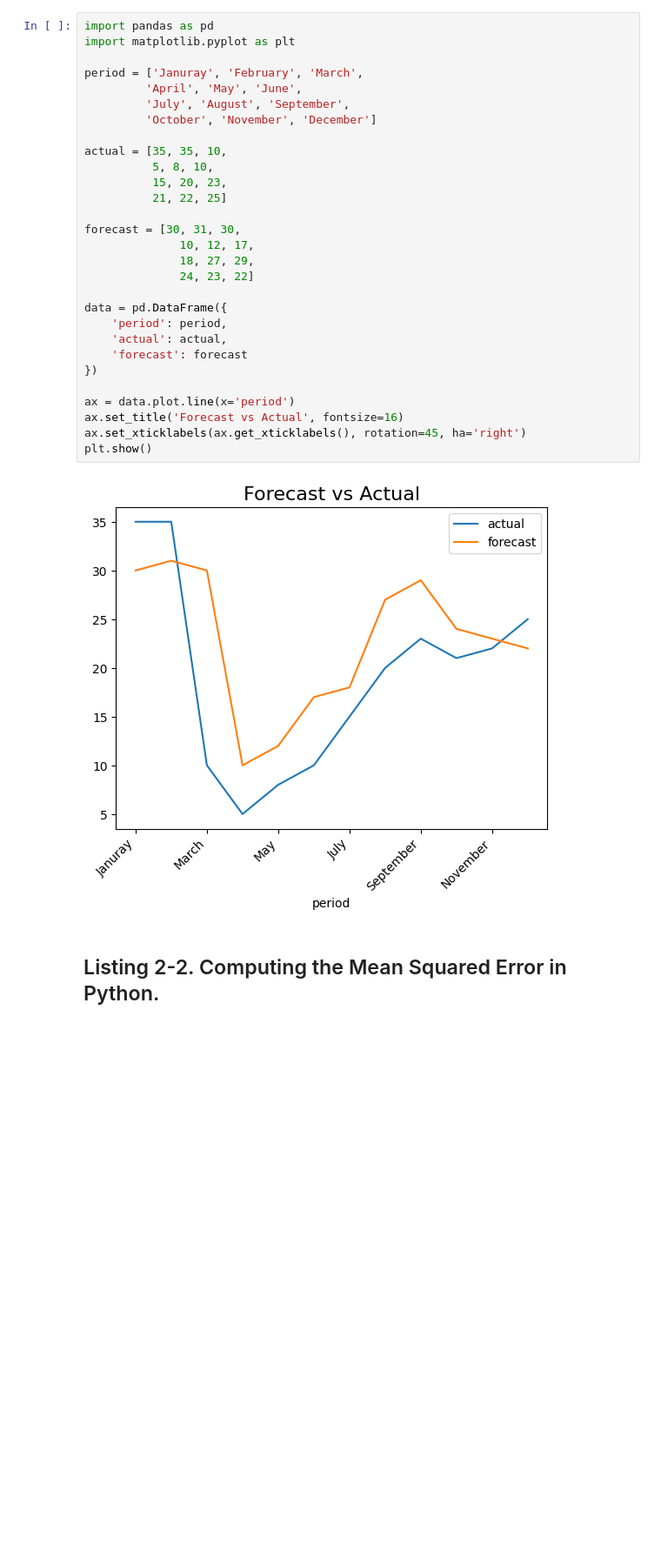
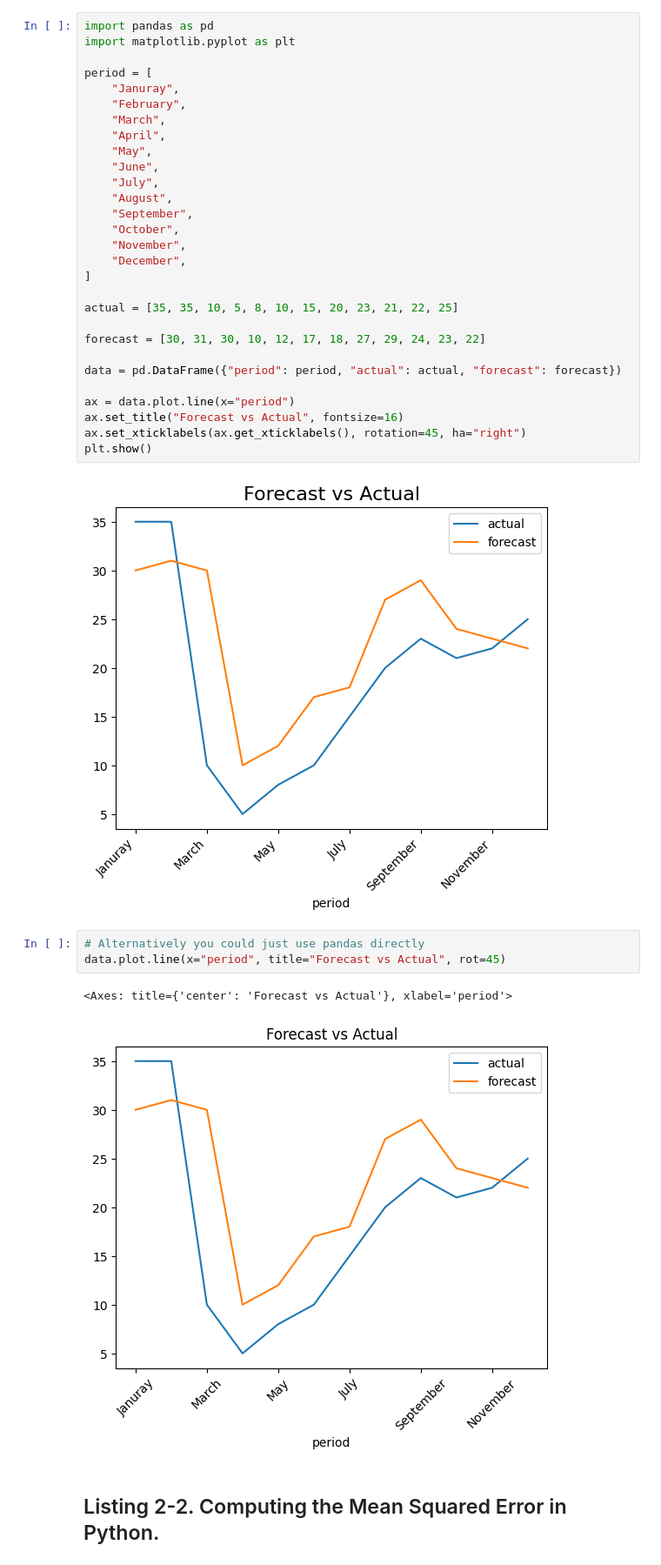
Before and after one commit to abdallahheidar/Advanced-Forecasting-with-Python-2nd-ed-2026, a Jupyter notebook: chapter_02/Chapter 02 - Model Evaluation for Forecasting.ipynb, the cells around one changed output. Shown at 87% size. Drawn from its saved outputs; the diff is of its cells as text; blank space fills up the shorter version.

```diff
--- a/chapter_02/Chapter 02 - Model Evaluation for Forecasting.ipynb
+++ b/chapter_02/Chapter 02 - Model Evaluation for Forecasting.ipynb
@@ -6,33 +6,39 @@
 import pandas as pd
 import matplotlib.pyplot as plt
 
-period = ['Januray', 'February', 'March',
-         'April', 'May', 'June',
-         'July', 'August', 'September',
-         'October', 'November', 'December']
+period = [
+    "Januray",
+    "February",
+    "March",
+    "April",
+    "May",
+    "June",
+    "July",
+    "August",
+    "September",
+    "October",
+    "November",
+    "December",
+]
 
-actual = [35, 35, 10,
-          5, 8, 10,
-          15, 20, 23,
-          21, 22, 25]
+actual = [35, 35, 10, 5, 8, 10, 15, 20, 23, 21, 22, 25]
 
-forecast = [30, 31, 30,
-              10, 12, 17,
-              18, 27, 29,
-              24, 23, 22]
+forecast = [30, 31, 30, 10, 12, 17, 18, 27, 29, 24, 23, 22]
 
-data = pd.DataFrame({
-    'period': period,
-    'actual': actual,
-    'forecast': forecast
-})
+data = pd.DataFrame({"period": period, "actual": actual, "forecast": forecast})
 
-ax = data.plot.line(x='period')
-ax.set_title('Forecast vs Actual', fontsize=16)
-ax.set_xticklabels(ax.get_xticklabels(), rotation=45, ha='right')
+ax = data.plot.line(x="period")
+ax.set_title("Forecast vs Actual", fontsize=16)
+ax.set_xticklabels(ax.get_xticklabels(), rotation=45, ha="right")
 plt.show()
 # %% [output]
 [figure]
+# %%
+# Alternatively you could just use pandas directly
+data.plot.line(x="period", title="Forecast vs Actual", rot=45)
+# %% [output]
+<Axes: title={'center': 'Forecast vs Actual'}, xlabel='period'>
+[figure, added]
 # %% [markdown]
 ## Listing 2-2. Computing the Mean Squared Error in Python.
 # %%
```
Also changed, not shown: parts of 10 cells of this notebook, 6 other files.
